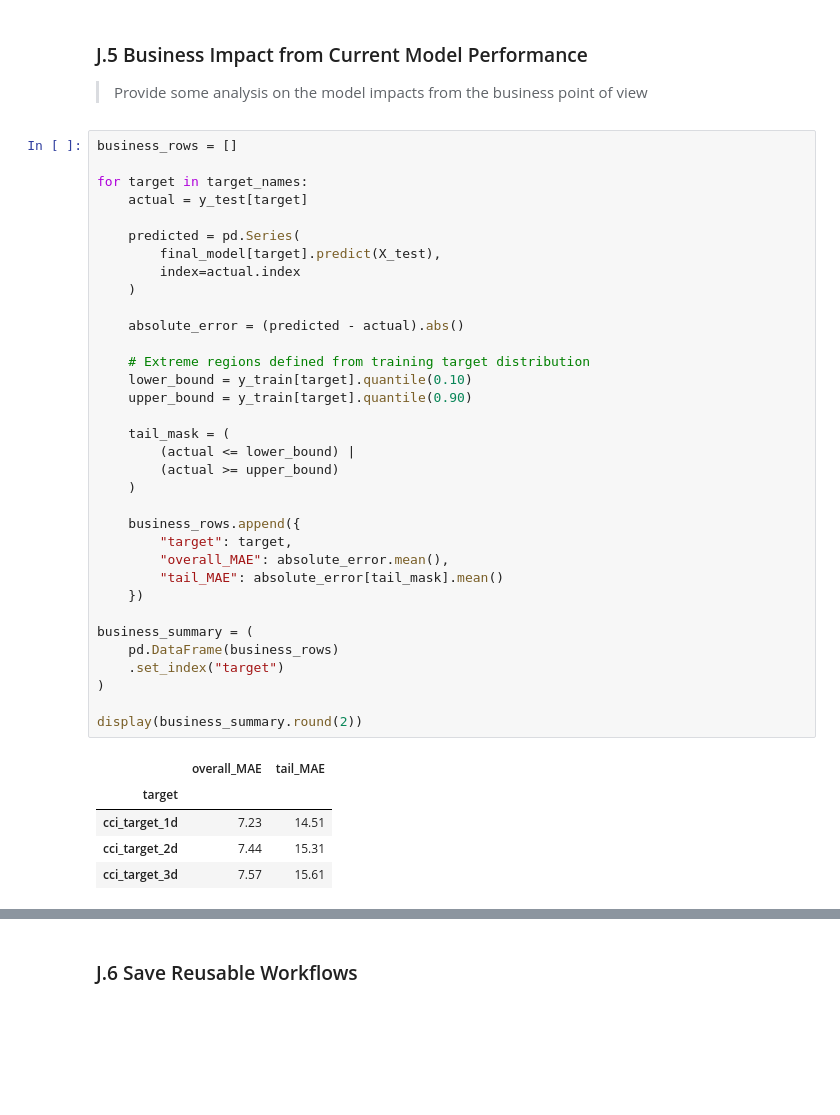
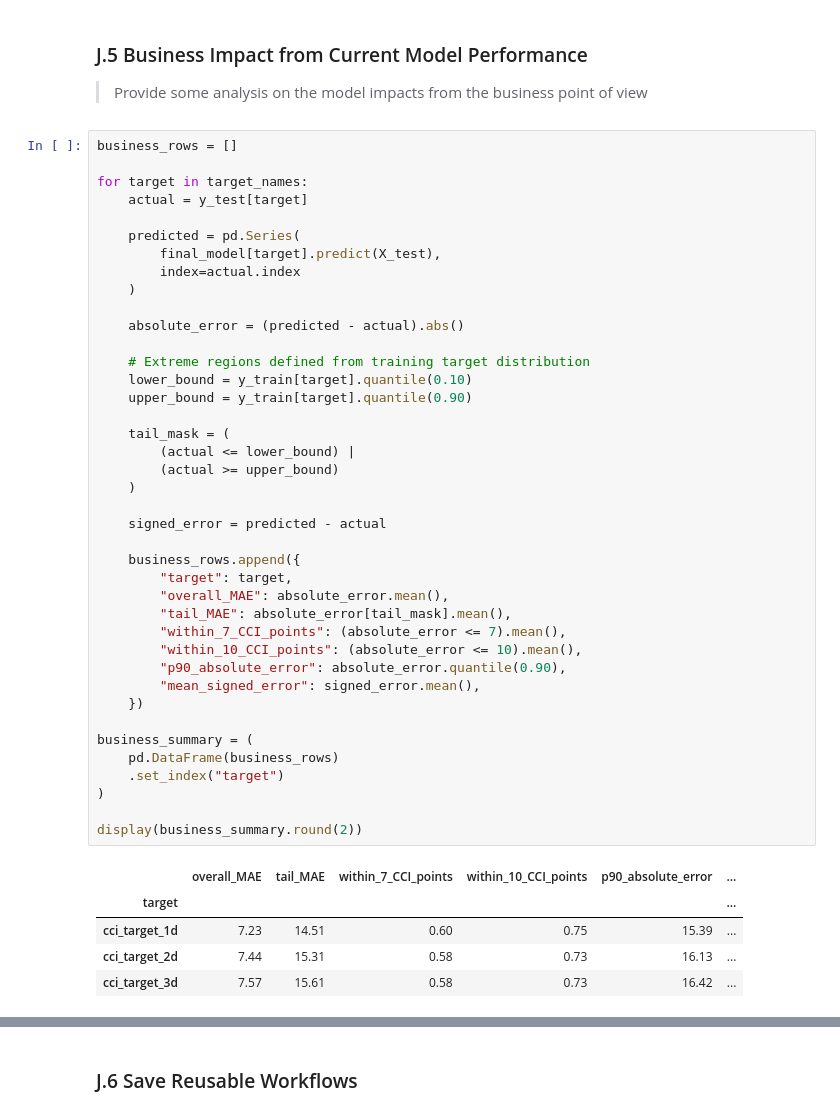
Before and after one commit to RP28/36120-26SP-AT2-26294153-experiments, a Jupyter notebook: notebooks/comfort_climate/36120_26SP_AT2_26294153_experiment_1.ipynb, the cells around one changed output, grey strips where cells are left out. Cells and saved outputs as stored; diff of their text form; blank space fills up the shorter version.

```diff
--- a/notebooks/comfort_climate/36120_26SP_AT2_26294153_experiment_1.ipynb
+++ b/notebooks/comfort_climate/36120_26SP_AT2_26294153_experiment_1.ipynb
@@ -2268,38 +2265,44 @@ for target in target_names:
     actual = y_test[target]
 
     predicted = pd.Series(
         final_model[target].predict(X_test),
         index=actual.index
     )
 
     absolute_error = (predicted - actual).abs()
 
     # Extreme regions defined from training target distribution
     lower_bound = y_train[target].quantile(0.10)
     upper_bound = y_train[target].quantile(0.90)
 
     tail_mask = (
         (actual <= lower_bound) |
         (actual >= upper_bound)
     )
 
+    signed_error = predicted - actual
+
     business_rows.append({
         "target": target,
         "overall_MAE": absolute_error.mean(),
-        "tail_MAE": absolute_error[tail_mask].mean()
+        "tail_MAE": absolute_error[tail_mask].mean(),
+        "within_7_CCI_points": (absolute_error <= 7).mean(),
+        "within_10_CCI_points": (absolute_error <= 10).mean(),
+        "p90_absolute_error": absolute_error.quantile(0.90),
+        "mean_signed_error": signed_error.mean(),
     })
 
 business_summary = (
     pd.DataFrame(business_rows)
     .set_index("target")
 )
 
 display(business_summary.round(2))
 # %% [output]
-|  | overall_MAE | tail_MAE |
-| target |  |  |
-| cci_target_1d | 7.23 | 14.51 |
-| cci_target_2d | 7.44 | 15.31 |
-| cci_target_3d | 7.57 | 15.61 |
+|  | overall_MAE | tail_MAE | within_7_CCI_points | within_10_CCI_points | p90_absolute_error | ... |
+| target |  |  |  |  |  | ... |
+| cci_target_1d | 7.23 | 14.51 | 0.60 | 0.75 | 15.39 | ... |
+| cci_target_2d | 7.44 | 15.31 | 0.58 | 0.73 | 16.13 | ... |
+| cci_target_3d | 7.57 | 15.61 | 0.58 | 0.73 | 16.42 | ... |
 # %%
 business_impacts_explanations = f"""
```
Also changed, not shown: parts of 19 cells of this notebook, 5 other files.
